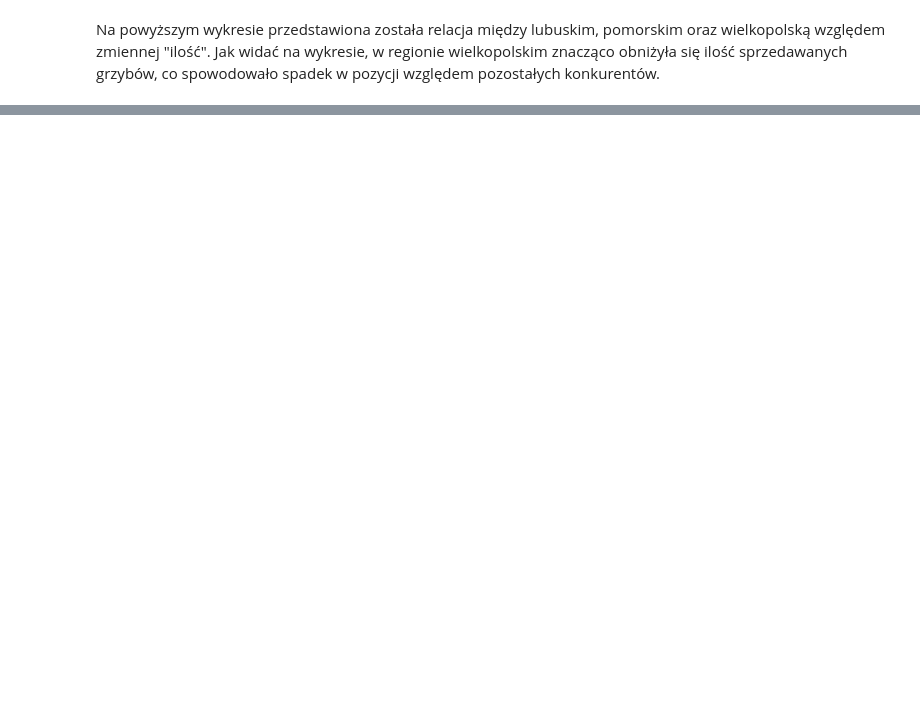
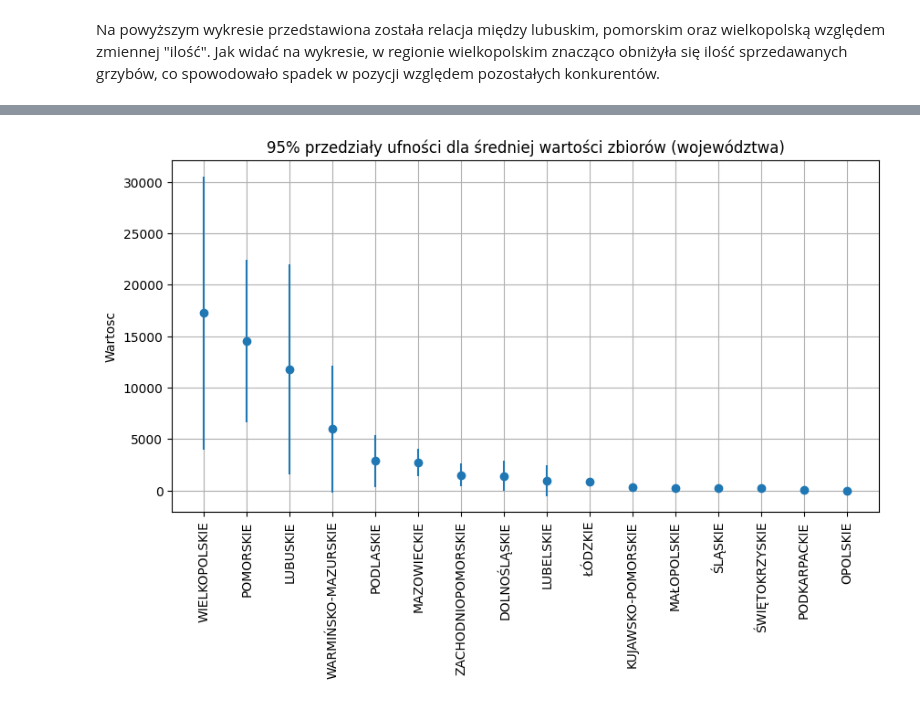
Before and after one commit to AleksandraJuchniewicz/Analiza-danych, a Jupyter notebook: Raport.ipynb, the cells around one changed output, grey strips where cells are left out. Saved outputs shown, nothing was run; the diff lists cells and outputs as text; code cells hidden in the pictures; blank space fills up the shorter version.

```diff
--- a/Raport.ipynb
+++ b/Raport.ipynb
@@ -474,0 +747,13 @@ Na powyższym wykresie przedstawiona została relacja między lubuskim, pomorski
+# %%
+import numpy as np
+from scipy.stats import t
+import pandas as pd
+
+def confidence_interval(data, confidence=0.95):
+    data = data.dropna()
+    n = len(data)
+    mean = np.mean(data)
+    std = np.std(data, ddof=1)
+    t_val = t.ppf((1 + confidence) / 2, n - 1)
+    margin = t_val * std / np.sqrt(n)
+    return mean, mean - margin, mean + margin, n
@@ -474,0 +793,15 @@ Na powyższym wykresie przedstawiona została relacja między lubuskim, pomorski
+# %%
+results_wartosc = []
+
+for region, group in df_all.groupby("Region"):
+    mean, low, high, n = confidence_interval(group["Wartosc"])
+    results_wartosc.append({
+        "Region": region,
+        "Średnia Wartosc": round(mean, 2),
+        "CI 95% dolna": round(low, 2),
+        "CI 95% górna": round(high, 2),
+        "n": n
+    })
+
+ci_wartosc = pd.DataFrame(results_wartosc).sort_values("Średnia Wartosc", ascending=False)
+print(ci_wartosc)
@@ -474,0 +849,19 @@ Na powyższym wykresie przedstawiona została relacja między lubuskim, pomorski
+# %%
+plt.figure(figsize=(10,5))
+plt.errorbar(
+    ci_wartosc["Region"],
+    ci_wartosc["Średnia Wartosc"],
+    yerr=[
+        ci_wartosc["Średnia Wartosc"] - ci_wartosc["CI 95% dolna"],
+        ci_wartosc["CI 95% górna"] - ci_wartosc["Średnia Wartosc"]
+    ],
+    fmt="o"
+)
+
+plt.xticks(rotation=90)
+plt.title("95% przedziały ufności dla średniej wartości zbiorów (województwa)")
+plt.ylabel("Wartosc")
+plt.grid(True)
+plt.show()
+# %% [output]
+[figure, added]
```
Also changed, not shown: parts of 79 cells of this notebook.
